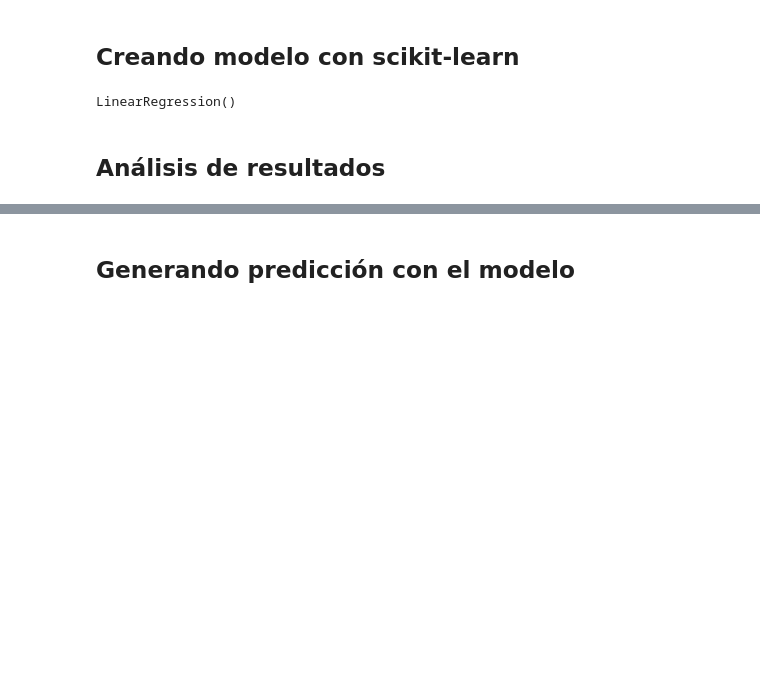
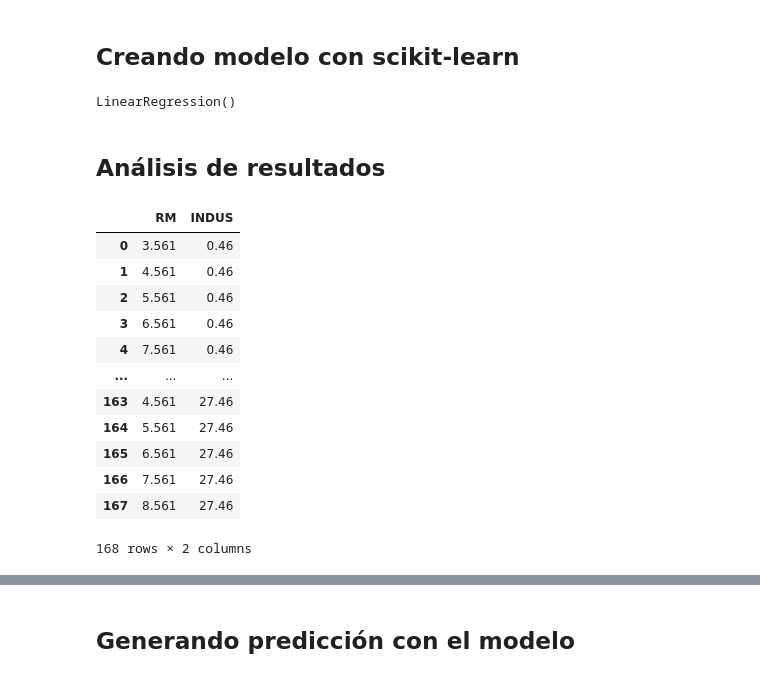
Before and after one commit to electrojam/Curso-de-Regresion-Lineal-con-Python-y-scikit-learn, a Jupyter notebook: Ejercicio_Multivariable.ipynb, the cells around one changed output, grey strips where cells are left out. Cells and saved outputs as stored; diff of their text form; code cells hidden in the pictures; blank space fills up the shorter version.

```diff
--- a/Ejercicio_Multivariable.ipynb
+++ b/Ejercicio_Multivariable.ipynb
@@ -105,3 +105,35 @@ slr.fit(x_std, y_std)
 LinearRegression()
 # %% [markdown]
 ## Análisis de resultados
+# %%
+import matplotlib.pyplot as plt
+from mpl_toolkits.mplot3d import * #importamos librería para graficar en 3D
+import numpy as np
+
+# creamos un plano con límites máx y min
+
+x1_range = np.arange(df['RM'].min(), df['RM'].max())
+x2_range = np.arange(df['INDUS'].min(), df['INDUS'].max())
+
+# creamos malla de plano mediante numpy
+
+X1, X2 = np.meshgrid(x1_range, x2_range)
+
+plano = pd.DataFrame({'RM':X1.ravel(), 'INDUS':X2.ravel()})
+plano
+
+# Se creó para cada valor de RM un valor de INDUS
+# %% [output]
+|  | RM | INDUS |
+| 0 | 3.561 | 0.46 |
+| 1 | 4.561 | 0.46 |
+| 2 | 5.561 | 0.46 |
+| 3 | 6.561 | 0.46 |
+| 4 | 7.561 | 0.46 |
+| ... | ... | ... |
+| 163 | 4.561 | 27.46 |
+| 164 | 5.561 | 27.46 |
+| 165 | 6.561 | 27.46 |
+| 166 | 7.561 | 27.46 |
+| 167 | 8.561 | 27.46 |
+168 rows × 2 columns
```
Also changed, not shown: parts of 1 cell of this notebook.
